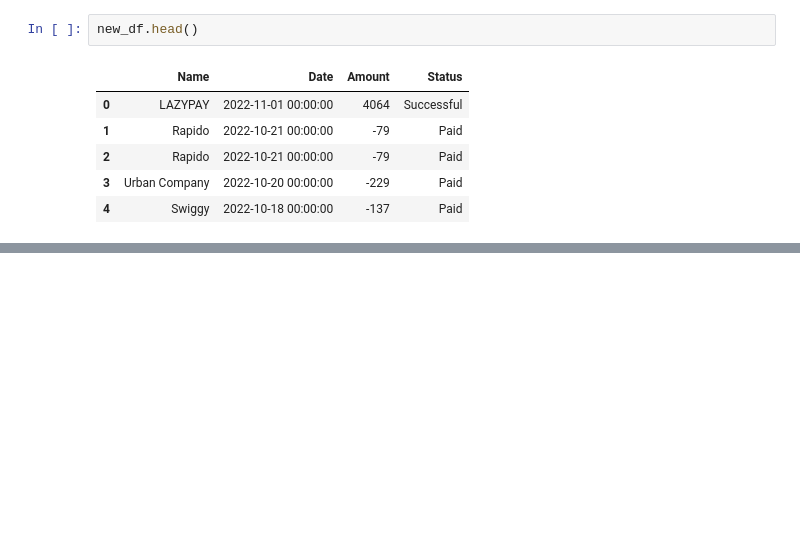
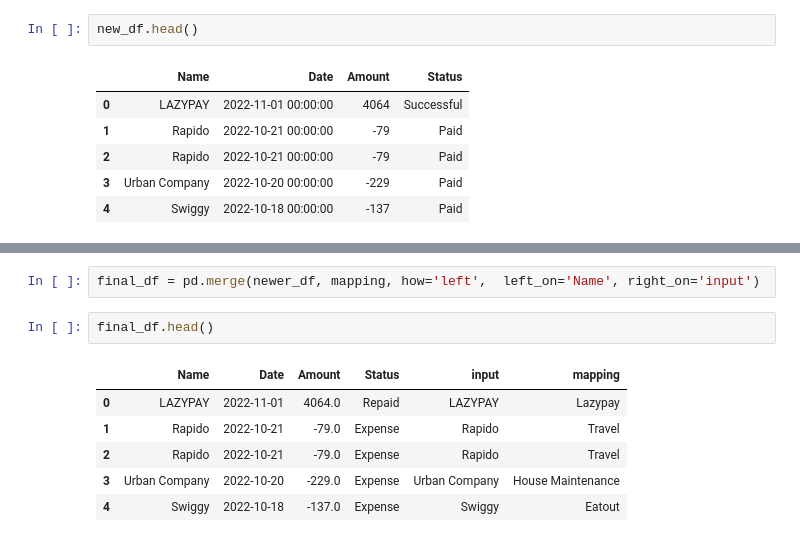
Before and after one commit to shkkonda/TransactionClassifier, a Jupyter notebook: LazyPay.ipynb, the cells around one changed output, grey strips where cells are left out. Saved outputs shown, nothing was run; the diff lists cells and outputs as text; blank space fills up the shorter version.

```diff
--- a/LazyPay.ipynb
+++ b/LazyPay.ipynb
@@ -26,0 +82,11 @@ new_df.head()
+# %%
+final_df = pd.merge(newer_df, mapping, how='left',  left_on='Name', right_on='input')
+# %%
+final_df.head()
+# %% [output]
+|  | Name | Date | Amount | Status | input | mapping |
+| 0 | LAZYPAY | 2022-11-01 | 4064.0 | Repaid | LAZYPAY | Lazypay |
+| 1 | Rapido | 2022-10-21 | -79.0 | Expense | Rapido | Travel |
+| 2 | Rapido | 2022-10-21 | -79.0 | Expense | Rapido | Travel |
+| 3 | Urban Company | 2022-10-20 | -229.0 | Expense | Urban Company | House Maintenance |
+| 4 | Swiggy | 2022-10-18 | -137.0 | Expense | Swiggy | Eatout |
```
Also changed, not shown: parts of 9 cells of this notebook.
